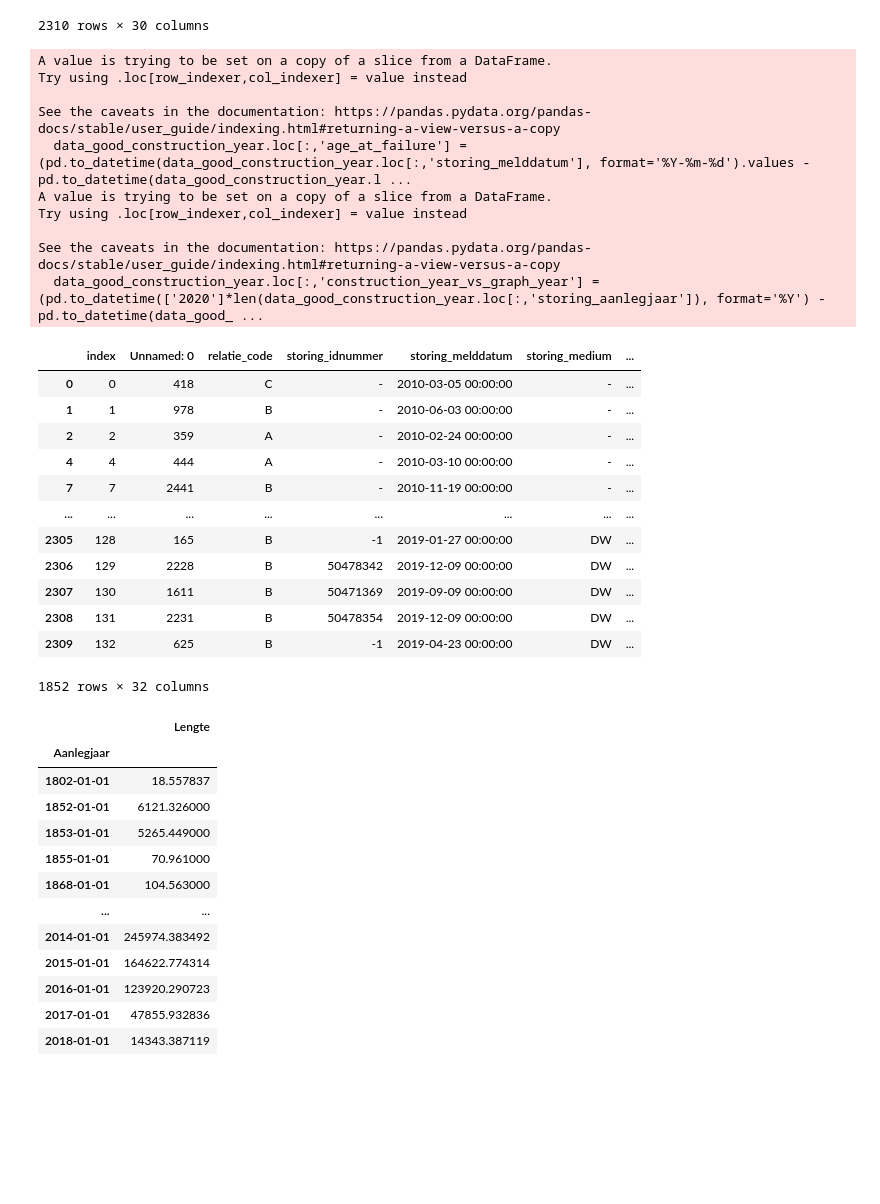
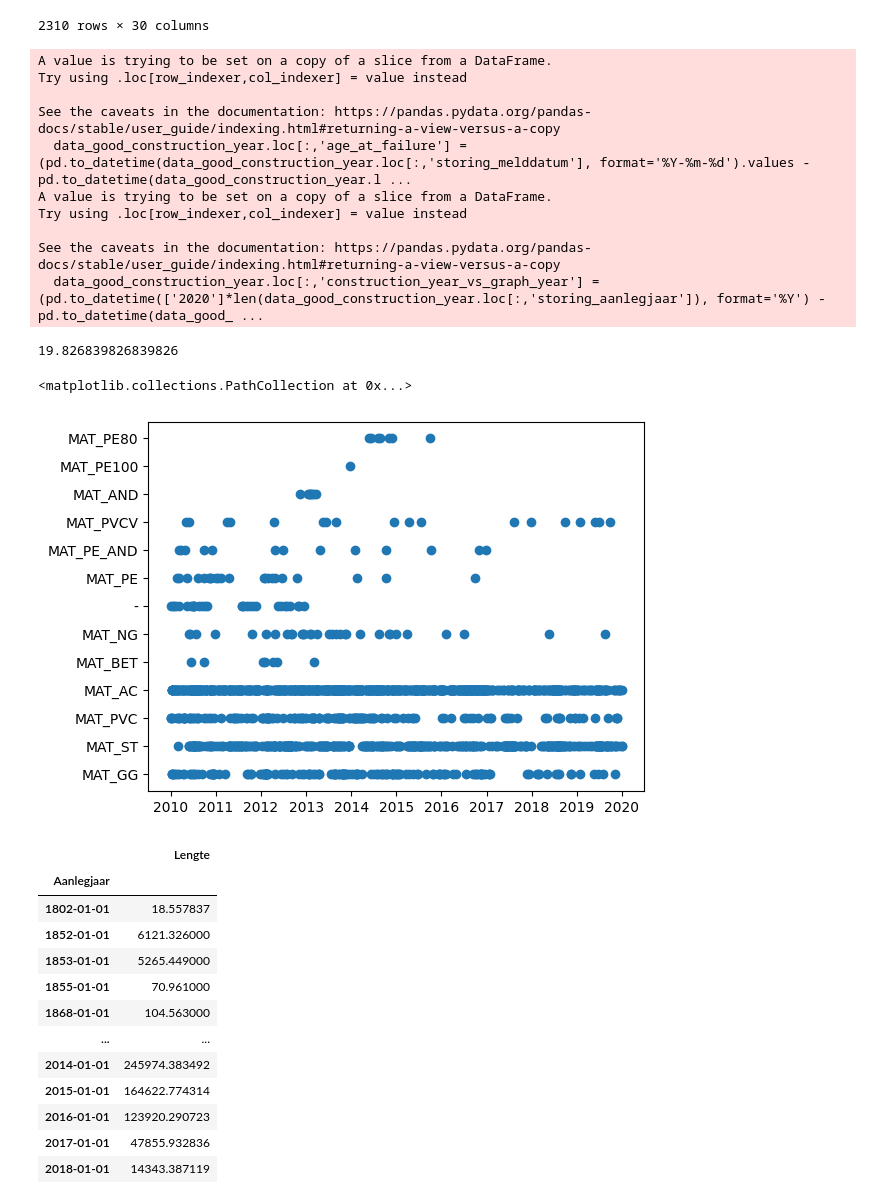
Before and after one commit to jipsteiger/ENVM1601, a Jupyter notebook: Failure_modelling/failure_week_2.ipynb, the cells around one changed output. Cells and saved outputs as stored; diff of their text form; code cells hidden in the pictures; blank space fills up the shorter version.

```diff
--- a/Failure_modelling/failure_week_2.ipynb
+++ b/Failure_modelling/failure_week_2.ipynb
@@ -38,7 +38,8 @@ data_good_construction_year.loc[:,'storing_melddatum'] = pd.to_datetime(data_goo
 data_good_construction_year.loc[:,'storing_aanlegjaar'] = pd.to_datetime(data_good_construction_year.loc[:,'storing_aanlegjaar'], format='%Y')
 data_good_construction_year.loc[:,'age_at_failure'] = (pd.to_datetime(data_good_construction_year.loc[:,'storing_melddatum'], format='%Y-%m-%d').values - pd.to_datetime(data_good_construction_year.loc[:,'storing_aanlegjaar'], format='%Y').values) /  pd.Timedelta(days=365.25)
 data_good_construction_year.loc[:,'construction_year_vs_graph_year'] = (pd.to_datetime(['2020']*len(data_good_construction_year.loc[:,'storing_aanlegjaar']), format='%Y') - pd.to_datetime(data_good_construction_year.loc[:,'storing_aanlegjaar'], format='%Y').values) /  pd.Timedelta(days=365.25)
-data_good_construction_year
+
+(1 - (len(data_good_construction_year) / len(data)))*100
 # %% [output]
 A value is trying to be set on a copy of a slice from a DataFrame.
 Try using .loc[row_indexer,col_indexer] = value instead
@@ -50,16 +51,4 @@ Try using .loc[row_indexer,col_indexer] = value instead
 
 See the caveats in the documentation: https://pandas.pydata.org/pandas-docs/stable/user_guide/indexing.html#returning-a-view-versus-a-copy
   data_good_construction_year.loc[:,'construction_year_vs_graph_year'] = (pd.to_datetime(['2020']*len(data_good_construction_year.loc[:,'storing_aanlegjaar']), format='%Y') - pd.to_datetime(data_good_ ...
-|  | index | Unnamed: 0 | relatie_code | storing_idnummer | storing_melddatum | storing_medium | ... |
-| 0 | 0 | 418 | C | - | 2010-03-05 00:00:00 | - | ... |
-| 1 | 1 | 978 | B | - | 2010-06-03 00:00:00 | - | ... |
-| 2 | 2 | 359 | A | - | 2010-02-24 00:00:00 | - | ... |
-| 4 | 4 | 444 | A | - | 2010-03-10 00:00:00 | - | ... |
-| 7 | 7 | 2441 | B | - | 2010-11-19 00:00:00 | - | ... |
-| ... | ... | ... | ... | ... | ... | ... | ... |
-| 2305 | 128 | 165 | B | -1 | 2019-01-27 00:00:00 | DW | ... |
-| 2306 | 129 | 2228 | B | 50478342 | 2019-12-09 00:00:00 | DW | ... |
-| 2307 | 130 | 1611 | B | 50471369 | 2019-09-09 00:00:00 | DW | ... |
-| 2308 | 131 | 2231 | B | 50478354 | 2019-12-09 00:00:00 | DW | ... |
-| 2309 | 132 | 625 | B | -1 | 2019-04-23 00:00:00 | DW | ... |
-1852 rows × 32 columns
+19.826839826839826
@@ -68,3 +55,9 @@ data_good_construction_year.groupby(data_good_construction_year['storing_aanlegj
+# %%
+data = data_good_construction_year.copy()
+plt.scatter(x=data['storing_melddatum'], y=data['storing_materiaal'])
+# %% [output]
+<matplotlib.collections.PathCollection at 0x...>
+[figure, added]
 # %%
 data_pipes = pd.read_csv(
     "Failure_modelling/Failure_Data/2024_processed_leidingen_glisexport.csv",
```
Also changed, not shown: parts of 5 cells of this notebook.
